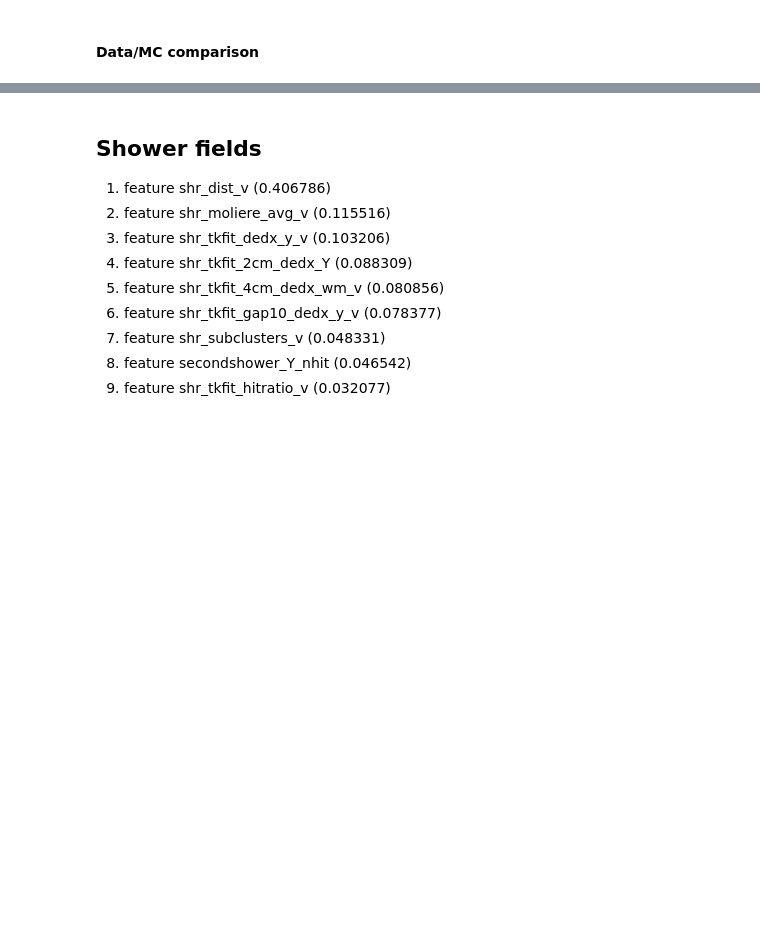
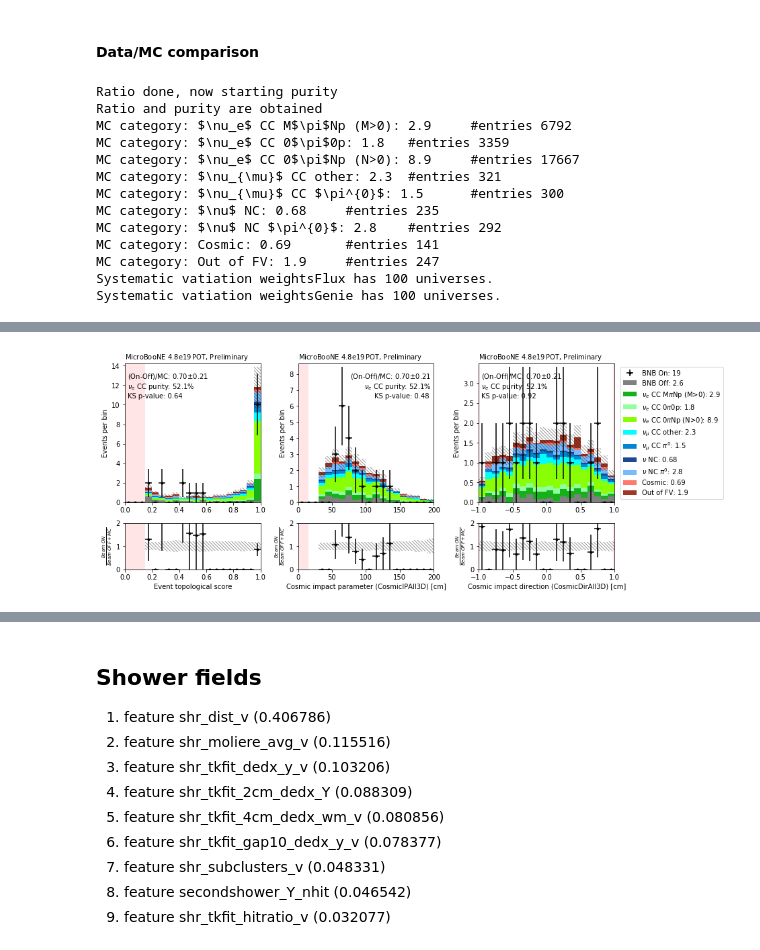
Before and after one commit to Wouter-VDP/nuecc_python, a Jupyter notebook: NuePlots_datamc.ipynb, the cells around one changed output, grey strips where cells are left out. Saved outputs shown, nothing was run; the diff lists cells and outputs as text; code cells hidden in the pictures; blank space fills up the shorter version.

Commit message:
updated plotter with new functionality

```diff
--- a/NuePlots_datamc.ipynb
+++ b/NuePlots_datamc.ipynb
@@ -13,3 +10,6 @@ from helpers import plot_class
 from helpers import helpfunction as helper
 
 pd.options.display.max_columns = None
+# %%
+plt.rcParams.update({'axes.titlesize': 'medium'})
+plt.rcParams["axes.titlesize"]
@@ -25,17 +27,20 @@ run12 = False
 run3 = False
 
 pot_dict = {}
-master_query = None
+master_query = "optical_filter"
+title_str = ''
 
-if not sum(run12 + run3 + sideband):
+if not run12 + run3 + sideband:
+    full_sample = True
     print('Unblinded sample')
     beam_on = "on"
     pot_dict['EXT'] = helper.pot_dict['ext']
 
-elif sum(run12 + run3 + sideband)==1:
+elif (run12 + run3 + sideband)==1:
+    title_str = r"Reconstructed $\nu_e$ Energy > 1.05 GeV"
     beam_on = 'sideband'
     master_query = (
-        "(contained_fraction>0.9 & preselect & reco_e>1.05 & n_showers_contained>0)"
+        "(optical_filter & contained_fraction>0.9 & preselect & reco_e>1.05 & n_showers_contained>0)"
     )
     if run12:
         pot_dict = helper.pot_dict['sideband12']
@@ -57,6 +65,7 @@ print(beam_on,pot_dict)
 # %%
+%%time
 plotter = plot_class.Plotter(
-    location,
+    input_file,
     signal="nue",
     genie_version="mcc9.1",
     beam_on=beam_on,
@@ -65,8 +74,6 @@ plotter = plot_class.Plotter(
     load_syst=["weightsFlux", "weightsGenie"],
     show_lee = False
 )
-del data
-gc.collect()
 # %% [output]
 Using the spline weights as in MCC9.1 Genie V3 tune 1
 All plots are scaled to 4.84e+19 POT, Beam_on data corresponds to 4.84e+19 POT
@@ -93,7 +112,7 @@ if False:
 # %% [markdown]
 #### Data/MC comparison
 # %%
-if not sideband:
+if full_sample:
     query = (
         "(reco_fid_vol & slpdg==12 & contained_fraction>0.4 & optical_filter & daughter==0)"
     )
@@ -110,13 +129,12 @@ if not sideband:
     ax[1][0].axvspan(0, 0.15, facecolor="red", alpha=0.1)
     ax[0][1].axvspan(0, 15, facecolor="red", alpha=0.1)
     ax[1][1].axvspan(0, 15, facecolor="red", alpha=0.1)
-
     ax[0][2].axvspan(-1, -.98, facecolor="red", alpha=0.1)
     ax[1][2].axvspan(-1, -.98, facecolor="red", alpha=0.1)
     ax[0][2].axvspan(.98, 1, facecolor="red", alpha=0.1)
     ax[1][2].axvspan(.98, 1, facecolor="red", alpha=0.1)
 
-    ratio, purity, ks_p, _ = plotter.plot_panel_data_mc(
+    ratio, purity, ks_p, _, text_loc = plotter.plot_panel_data_mc(
         ax.T[0],
         "topological_score",
         r"Event topological score",
@@ -125,19 +143,12 @@ if not sideband:
         x_max=1,
         query=query,
         legend=False,
-        title_str="",
+        title_str=title_str,
         kind="cat",
     )
-    ax[0][0].text(
-        ax[0][0].get_xlim()[1] * 0.5,
-        ax[0][0].get_ylim()[1] * 0.8,
-        r"$\nu_e$"
-        + " CC purity: {0:<3.1%}\nKS p-value: {1:<5.2f}".format(purity[0], ks_p),
-        horizontalalignment="center",
-        fontsize=12,
-    )
+    plot_class.add_text(ax[0][0], [ratio,purity,ks_p], text_loc)
 
-    ratio, purity, ks_p, _ = plotter.plot_panel_data_mc(
+    ratio, purity, ks_p, _, text_loc = plotter.plot_panel_data_mc(
         ax.T[1],
         "CosmicIPAll3D",
         r"Cosmic impact parameter (CosmicIPAll3D) [cm]",
@@ -145,40 +156,38 @@ if not sideband:
         x_min=0,
         x_max=200,
         query=query,
+        title_str=title_str,
         legend=False,
-        title_str="",
         kind="cat",
     )
-    ax[0][1].text(
-        ax[0][1].get_xlim()[1] * 0.5,
-        ax[0][1].get_ylim()[1] * 0.8,
-        r"$\nu_e$"
-        + " CC purity: {0:<3.1%}\nKS p-value: {1:<5.2f}".format(purity[0], ks_p),
-        horizontalalignment="center",
-        fontsize=12,
-    )
-    ax[0][1].set_title("", loc="left")
+    plot_class.add_text(ax[0][1], [ratio,purity,ks_p], text_loc)
 
-    ratio, purity, ks_p, _ = plotter.plot_panel_data_mc(
+    ratio, purity, ks_p, _, text_loc = plotter.plot_panel_data_mc(
         ax.T[2],
         "CosmicDirAll3D",
         r"Cosmic impact direction (CosmicDirAll3D) [cm]",
         N_bins=20,
         x_min=-1,
         x_max=1,
+        title_str=title_str,
         query=query,
         legend=True,
-        title_str=title_str,
         kind="cat",
     )
-    ax[0][2].text(
-        ax[0][2].get_xlim()[1] * 0.5,
-        ax[0][2].get_ylim()[1] * 0.8,
-        r"$\nu_e$"
-        + " CC purity: {0:<3.1%}\nKS p-value: {1:<5.2f}".format(purity[0], ks_p),
-        horizontalalignment="center",
-        fontsize=12,
-    )
-    ax[0][2].set_title("", loc="left")
+    plot_class.add_text(ax[0][2], [ratio,purity,ks_p], text_loc)
 
     fig.savefig(output_dir + "topo_impact.pdf", bbox_inches="tight")
+# %% [output]
+Ratio done, now starting purity
+Ratio and purity are obtained
+MC category: $\nu_e$ CC M$\pi$Np (M>0): 2.9     #entries 6792
+MC category: $\nu_e$ CC 0$\pi$0p: 1.8   #entries 3359
+MC category: $\nu_e$ CC 0$\pi$Np (N>0): 8.9     #entries 17667
+MC category: $\nu_{\mu}$ CC other: 2.3  #entries 321
+MC category: $\nu_{\mu}$ CC $\pi^{0}$: 1.5      #entries 300
+MC category: $\nu$ NC: 0.68     #entries 235
+MC category: $\nu$ NC $\pi^{0}$: 2.8    #entries 292
+MC category: Cosmic: 0.69       #entries 141
+MC category: Out of FV: 1.9     #entries 247
+Systematic vatiation weightsFlux has 100 universes.
+Systematic vatiation weightsGenie has 100 universes.
@@ -185,2 +211,3 @@ if not sideband:
+[figure, added]
 # %%
 # Preselection queries
```
Also changed, not shown: parts of 22 cells of this notebook, 19 other files.
